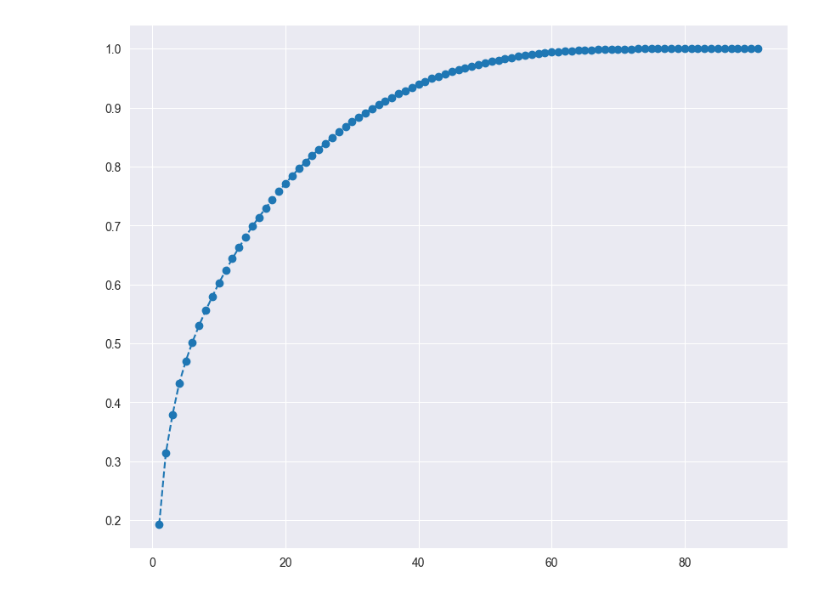
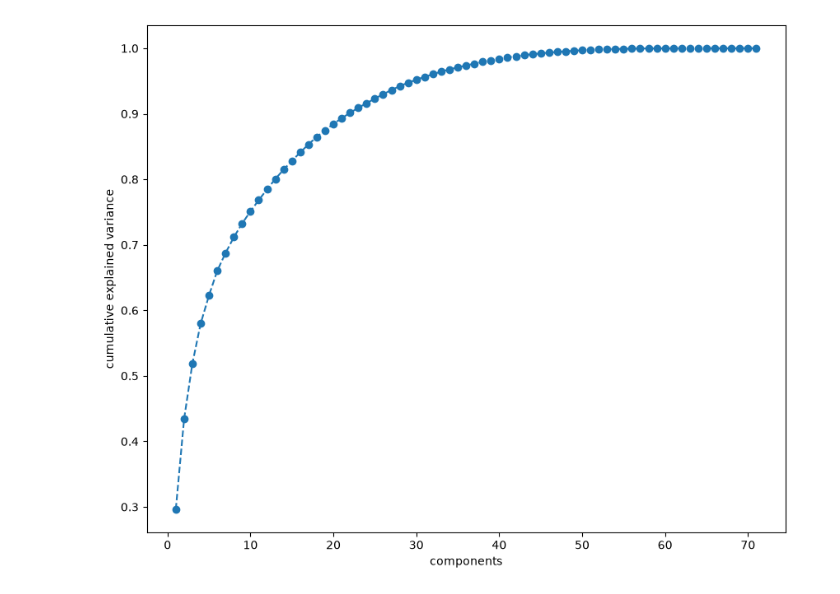
Before and after one commit to caffeine1005/footy_analysis, a Jupyter notebook: fbref_test.ipynb, the cells around one changed output. Saved outputs shown, nothing was run; the diff lists cells and outputs as text; code cells hidden in the pictures.

```diff
--- a/fbref_test.ipynb
+++ b/fbref_test.ipynb
@@ -124,44 +157,71 @@ shape: (1_427, 94)
 # %%
-exclude_cols = ["born", "season", "league", "team", "player"]
+# Drop redundant columns so correlated stat families are not counted twice:
+# totals whose components are also present, and columns that FBref repeats
+# across the joined tables.
+redundant_cols = [
+    "('Performance', 'G+A')",     # Gls + Ast
+    "('Performance', 'G-PK')",    # Gls - PK
+    "('Expected', 'npxG+xAG')",   # npxG + xAG
+    "('Expected', 'A-xAG')",      # Ast - xAG
+    "('Progression', 'PrgC')",    # duplicate of ('Carries', 'PrgC')
+    "('Progression', 'PrgP')",    # duplicate of ('PrgP', '') from passing
+    "('Progression', 'PrgR')",    # duplicate of ('Receiving', 'PrgR')
+    "('Ast', '')",                # duplicate of ('Performance', 'Ast')
+    "('xAG', '')",                # duplicate of ('Expected', 'xAG')
+    "('Touches', 'Touches')",     # sum of the zone touches
+    "('Touches', 'Live')",        # near-identical to total touches
+    "('SCA', 'SCA')",             # sum of the SCA Types columns
+    "('GCA', 'GCA')",             # sum of the GCA Types columns
+    "('Total', 'Cmp')",           # Short + Medium + Long completions
+    "('Total', 'Att')",           # Short + Medium + Long attempts
+    "('Tackles', 'Tkl')",         # sum of the zone tackles
+    "('Tkl+Int', '')",            # Tkl + Int
+    "('Blocks', 'Blocks')",       # Sh + Pass blocks
+    "('Challenges', 'Lost')",     # challenge Att - Tkl
+]
+all_player = all_player.drop([c for c in redundant_cols if c in all_player.columns])
 
-numeric_cols_all = all_player.select(cs.numeric().exclude(exclude_cols)).columns
-
-cols_to_normalize = [
-    c for c in numeric_cols_all
-    if "90s" not in c
-    and "%" not in c
-    and "Pct" not in c
-]
+numeric_cols_all = all_player.select(cs.numeric()).columns
+pct_cols = [c for c in numeric_cols_all if "%" in c]
+cols_to_normalize = [c for c in numeric_cols_all if c not in pct_cols and c != minutes_col]
 
 all_player = all_player.with_columns([
-    (pl.col(col_name) / pl.col("('Playing Time', '90s')")).alias(col_name)
+    (pl.col(col_name) / pl.col(minutes_col)).alias(col_name)
     for col_name in cols_to_normalize
 ])
 
-all_player = all_player.fill_nan(0.0).fill_null(0.0).with_columns([
-    pl.when(pl.col(col_name).is_infinite())
-      .then(0.0)
-      .otherwise(pl.col(col_name))
-      .alias(col_name)
-    for col_name in numeric_cols_all
+# NaN -> null so both are filled the same way, then median-fill percentages
+# (a missing % means "too few attempts", not zero) and zero-fill counting stats.
+all_player = all_player.with_columns([
+    pl.when(pl.col(c).is_nan()).then(None).otherwise(pl.col(c)).alias(c)
+    for c in numeric_cols_all
 ])
-from sklearn.cluster import KMeans
-from sklearn.preprocessing import StandardScaler
+all_player = all_player.with_columns([
+    pl.col(c).fill_null(pl.col(c).median()) for c in pct_cols
+])
+all_player = all_player.with_columns([
+    pl.col(c).fill_null(0.0) for c in cols_to_normalize
+])
 
-identifier_cols = ["league", "team", "player"]
-numeric_data = all_player.select(pl.col(pl.Float64, pl.Int64))
+from sklearn.preprocessing import RobustScaler
 
-X_filtered = numeric_data.fill_null(0).to_numpy()
+# Playing time is not a style feature — exclude it from the matrix so
+# similarity reflects how someone plays, not how much they played.
+feature_cols = [c for c in numeric_cols_all if c != minutes_col]
+X_filtered = all_player.select(feature_cols).to_numpy()
 
-scaler = StandardScaler()
-#fit the number into -1 ~ 1
+# Median/IQR scaling: skewed per-90 stats produce fewer extreme values
+# than StandardScaler's mean/std (which is not bounded to -1 ~ 1 anyway).
+scaler = RobustScaler()
 X_scaled = scaler.fit_transform(X_filtered)
 
-tester = pd.DataFrame(X_scaled)
-tester
+tester = pd.DataFrame(X_scaled, columns=feature_cols)
 pca = PCA()
 pca.fit(tester)
-pca.explained_variance_ratio_
 plt.figure(figsize=(10, 8))
-plt.plot(range(1, 92), pca.explained_variance_ratio_.cumsum(), marker='o', linestyle='--')
+plt.plot(range(1, len(pca.explained_variance_ratio_) + 1),
+         pca.explained_variance_ratio_.cumsum(), marker='o', linestyle='--')
+plt.xlabel("components")
+plt.ylabel("cumulative explained variance")
+plt.show()
 # %% [output]
@@ -169,4 +228,4 @@ plt.plot(range(1, 92), pca.explained_variance_ratio_.cumsum(), marker='o', lines
-[figure, old version]
+[figure, new version]
 # %%
 #結果：23変数くらいが丸い。それ前後は弄ってみても良いかも。
 pca = PCA(23)
```
Also changed, not shown: parts of 8 cells of this notebook, 2 other files.
